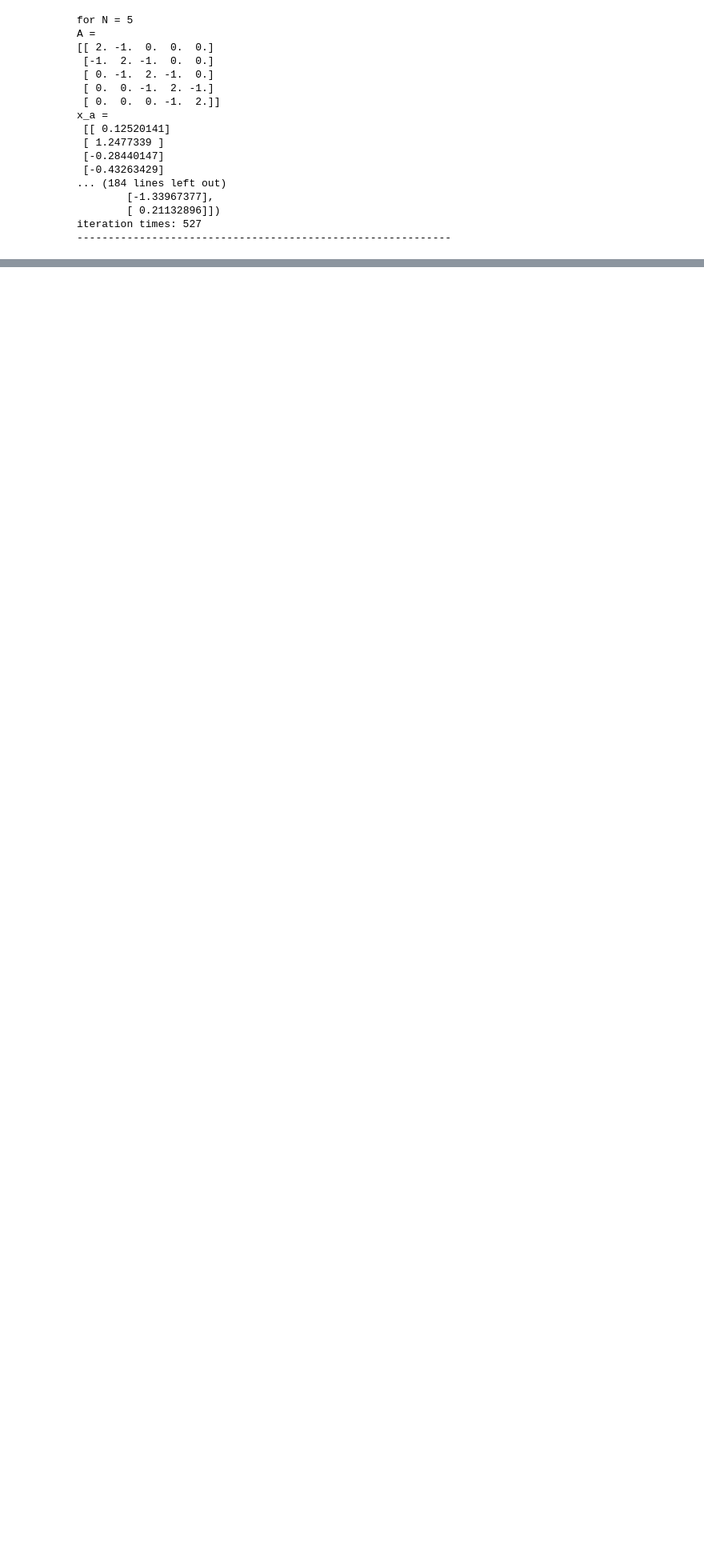
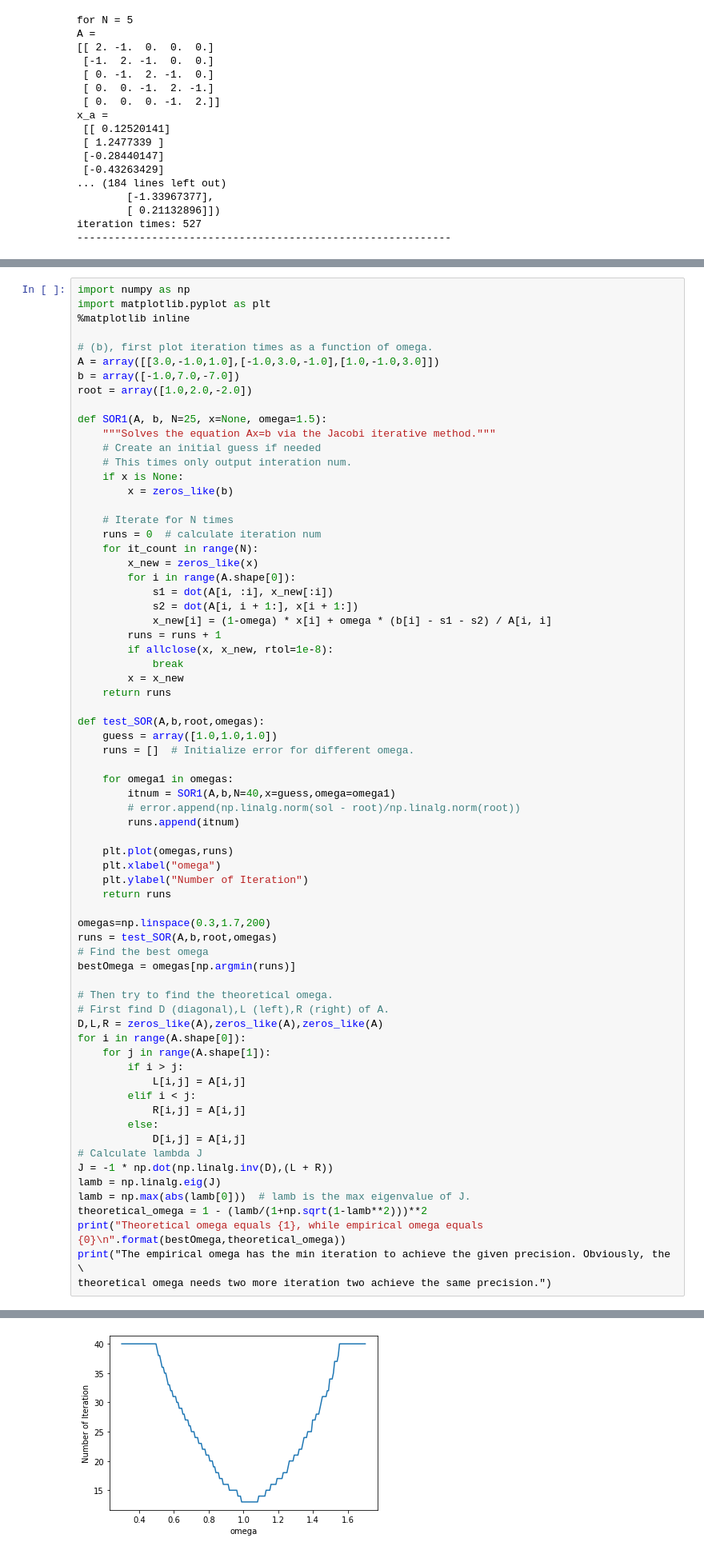
Before and after one commit to Little-old-brother-team/GroupWork, a Jupyter notebook: week6/GroupWork6.ipynb, the cells around one changed output, grey strips where cells are left out. Shown at 80% size. Drawn from its saved outputs; the diff is of its cells as text; blank space fills up the shorter version.

```diff
--- a/week6/GroupWork6.ipynb
+++ b/week6/GroupWork6.ipynb
@@ -249,0 +307,70 @@ iteration times: 527
+# %%
+import numpy as np
+import matplotlib.pyplot as plt
+%matplotlib inline
+
+# (b), first plot iteration times as a function of omega.
+A = array([[3.0,-1.0,1.0],[-1.0,3.0,-1.0],[1.0,-1.0,3.0]])
+b = array([-1.0,7.0,-7.0])
+root = array([1.0,2.0,-2.0])
+
+def SOR1(A, b, N=25, x=None, omega=1.5):
+    """Solves the equation Ax=b via the Jacobi iterative method."""
+    # Create an initial guess if needed
+    # This times only output interation num.
+    if x is None:
+        x = zeros_like(b)
+
+    # Iterate for N times
+    runs = 0  # calculate iteration num
+    for it_count in range(N):
+        x_new = zeros_like(x)
+        for i in range(A.shape[0]):
+            s1 = dot(A[i, :i], x_new[:i])
+            s2 = dot(A[i, i + 1:], x[i + 1:])
+            x_new[i] = (1-omega) * x[i] + omega * (b[i] - s1 - s2) / A[i, i]
+        runs = runs + 1
+        if allclose(x, x_new, rtol=1e-8):
+            break
+        x = x_new
+    return runs
+
+def test_SOR(A,b,root,omegas):
+    guess = array([1.0,1.0,1.0])
+    runs = []  # Initialize error for different omega.
+
+    for omega1 in omegas:
+        itnum = SOR1(A,b,N=40,x=guess,omega=omega1)
+        # error.append(np.linalg.norm(sol - root)/np.linalg.norm(root))
+        runs.append(itnum)
+
+    plt.plot(omegas,runs)
+    plt.xlabel("omega")
+    plt.ylabel("Number of Iteration")
+    return runs
+
+omegas=np.linspace(0.3,1.7,200)
+runs = test_SOR(A,b,root,omegas)
+# Find the best omega
+bestOmega = omegas[np.argmin(runs)]
+
+# Then try to find the theoretical omega.
+# First find D (diagonal),L (left),R (right) of A.
+D,L,R = zeros_like(A),zeros_like(A),zeros_like(A)
+for i in range(A.shape[0]):
+    for j in range(A.shape[1]):
+        if i > j:
+            L[i,j] = A[i,j]
+        elif i < j:
+            R[i,j] = A[i,j]
+        else:
+            D[i,j] = A[i,j]
+# Calculate lambda J
+J = -1 * np.dot(np.linalg.inv(D),(L + R))
+lamb = np.linalg.eig(J)
+lamb = np.max(abs(lamb[0]))  # lamb is the max eigenvalue of J.
+theoretical_omega = 1 - (lamb/(1+np.sqrt(1-lamb**2)))**2
+print("Theoretical omega equals {1}, while empirical omega equals {0}\n".format(bestOmega,theoretical_omega))
+print("The empirical omega has the min iteration to achieve the given precision. Obviously, the \
+theoretical omega needs two more iteration two achieve the same precision.")
+# %% [output]
@@ -250,3 +380,4 @@ iteration times: 527
+[figure, added]
 # %% [markdown]
 4. One application of the conjugate gradient method is to solve the normal equation to find the least-square solution of an (over-determined) equation system $\mathbf{A}\mathbf{x}=\mathbf{b}$, where the coefficient matrix $\mathbf{A}$ is $M$ by $N$ of rank $n$, i.e., $M\geq N=n$.The normal equation of this system is
 $$
```
Also changed, not shown: parts of 3 cells of this notebook.
